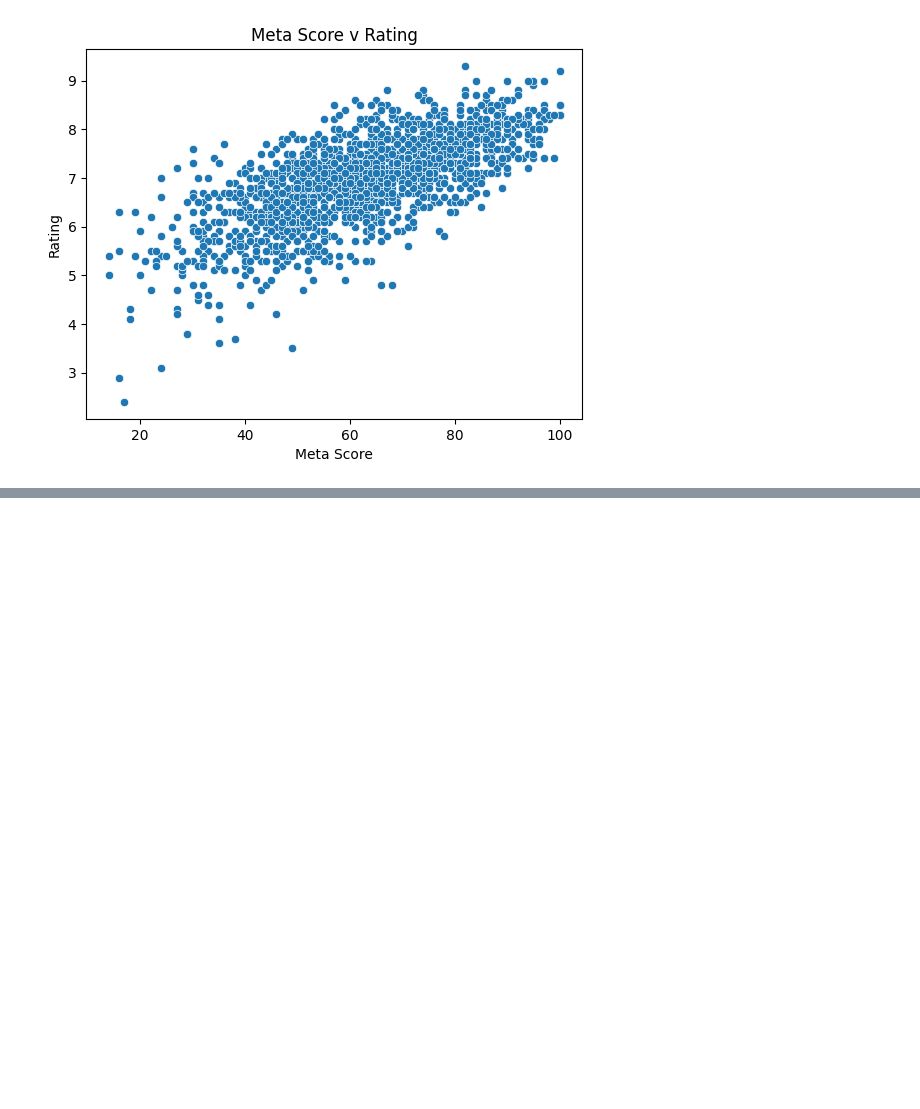
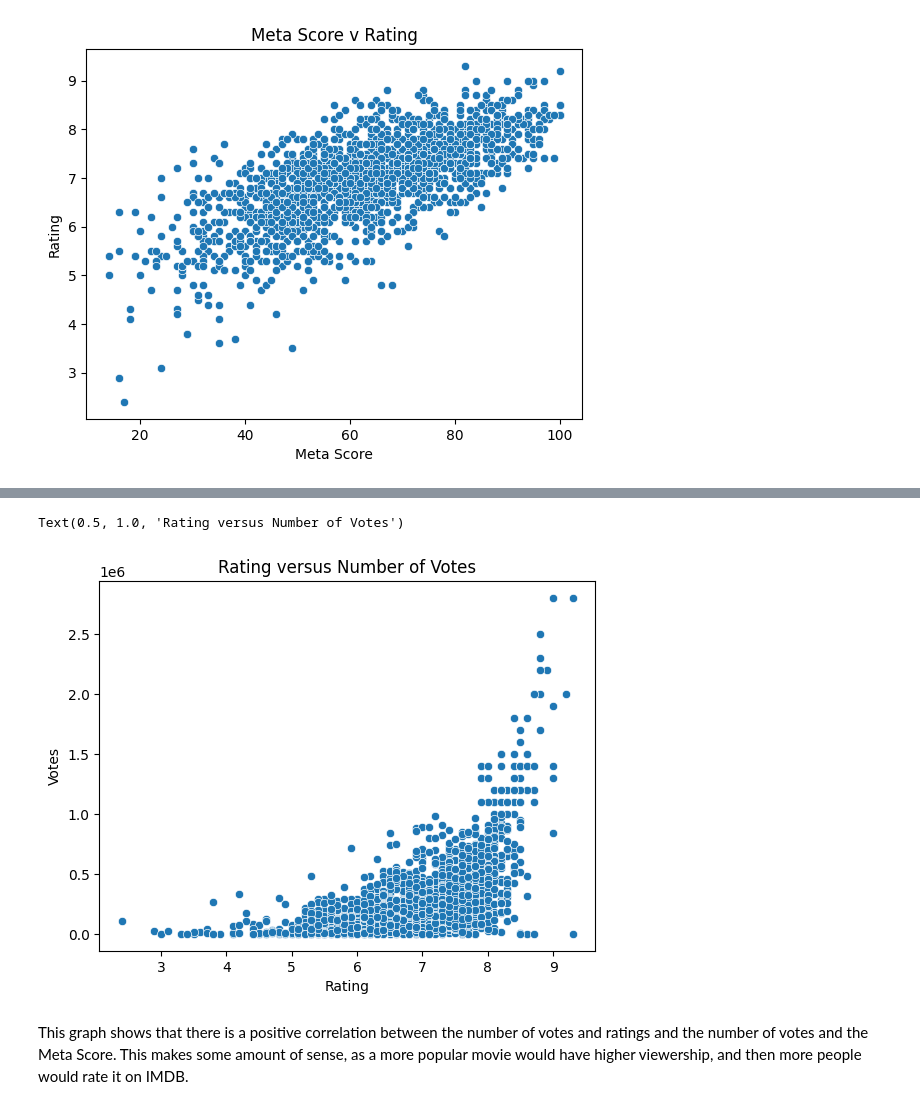
Before and after one commit to sanaa-repo/Data-Analysis, a Jupyter notebook: dataanalysis.ipynb, the cells around one changed output, grey strips where cells are left out. Saved outputs shown, nothing was run; the diff lists cells and outputs as text; code cells hidden in the pictures; blank space fills up the shorter version.

```diff
--- a/dataanalysis.ipynb
+++ b/dataanalysis.ipynb
@@ -144,0 +190,9 @@ Text(0.5, 1.0, 'Meta Score v Votes')
+# %%
+sns.scatterplot(data=df, x="Rating", y="Votes")
+
+plt.title("Rating versus Number of Votes")
+# %% [output]
+Text(0.5, 1.0, 'Rating versus Number of Votes')
+[figure, added]
+# %% [markdown]
+This graph shows that there is a positive correlation between the number of votes and ratings and the number of votes and the Meta Score. This makes some amount of sense, as a more popular movie would have higher viewership, and then more people would rate it on IMDB.
```
Also changed, not shown: parts of 10 cells of this notebook.
